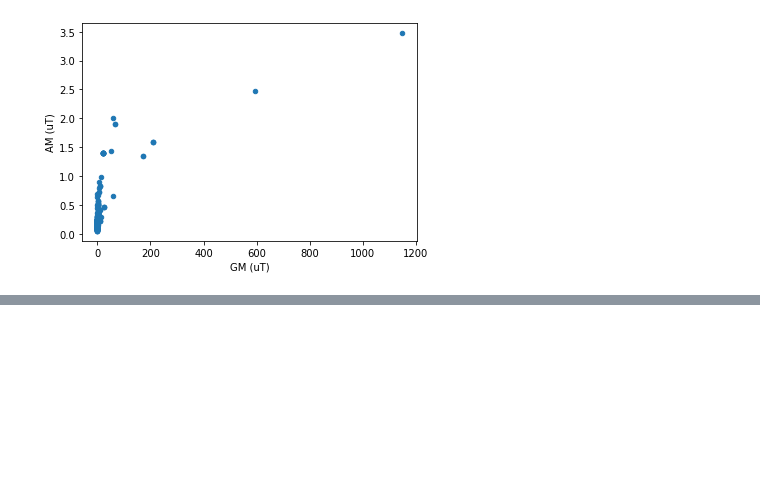
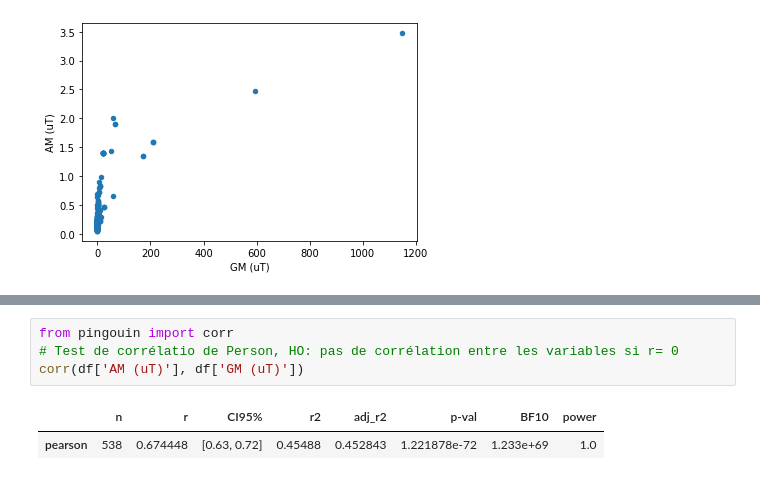
Before and after one commit to BilitisPrudhomme/BilitisPrudhomme, a Jupyter notebook: Coding_EMF_project_RevFinal.ipynb, the cells around one changed output, grey strips where cells are left out. Drawn from its saved outputs; the diff is of its cells as text; blank space fills up the shorter version.

```diff
--- a/Coding_EMF_project_RevFinal.ipynb
+++ b/Coding_EMF_project_RevFinal.ipynb
@@ -344,0 +363,7 @@ ModuleNotFoundError: ignored
+# %%
+from pingouin import corr
+# Test de corrélatio de Person, HO: pas de corrélation entre les variables si r= 0
+corr(df['AM (uT)'], df['GM (uT)'])
+# %% [output]
+|  | n | r | CI95% | r2 | adj_r2 | p-val | BF10 | power |
+| pearson | 538 | 0.674448 | [0.63, 0.72] | 0.45488 | 0.452843 | 1.221878e-72 | 1.233e+69 | 1.0 |
```
Also changed, not shown: parts of 16 cells of this notebook.
